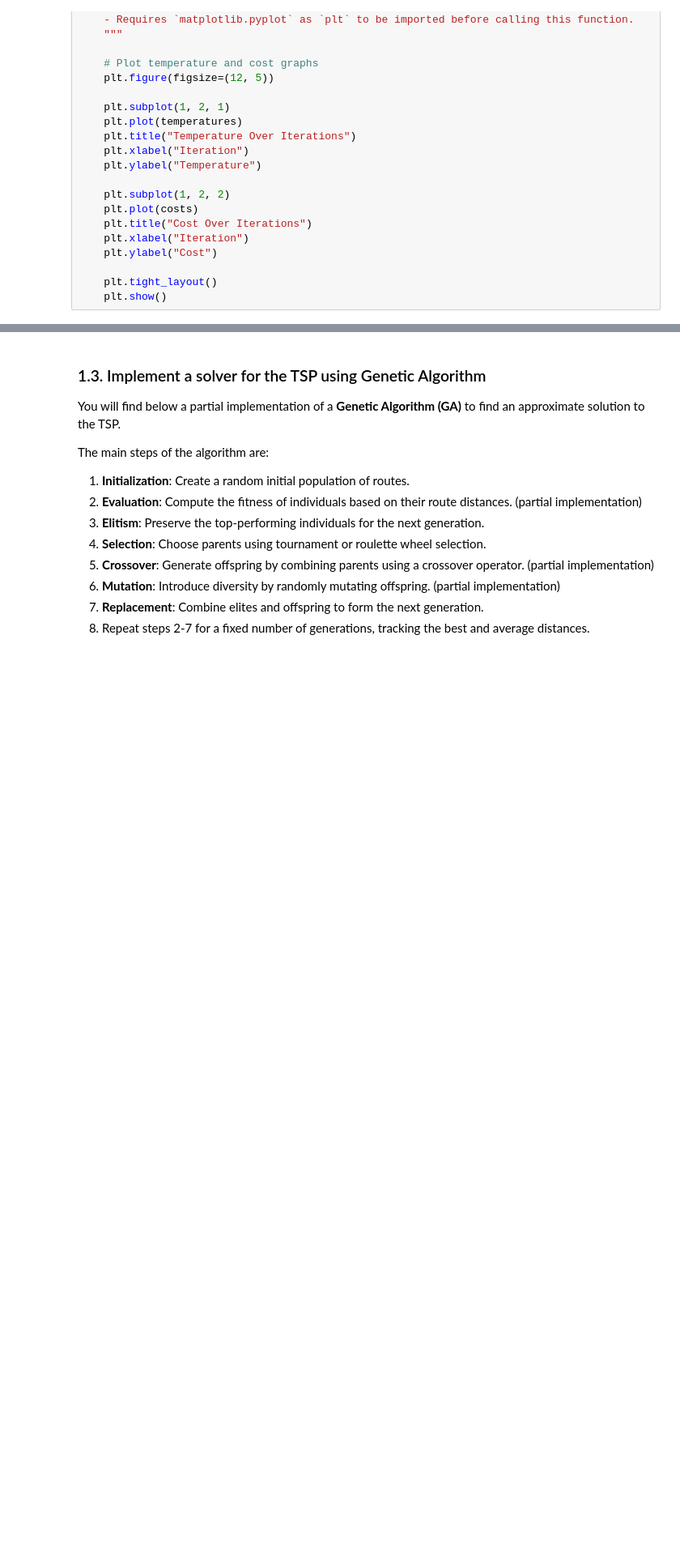
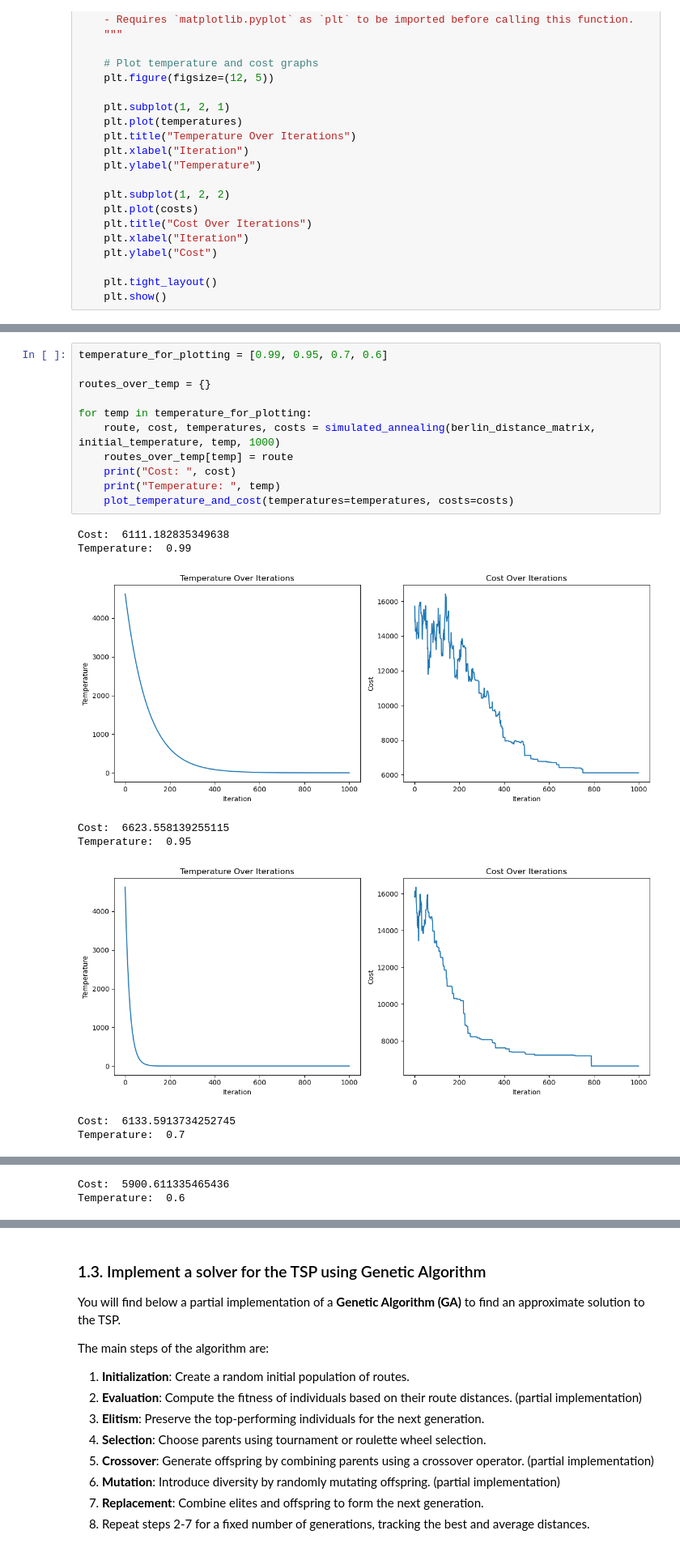
Before and after one commit to rennylee/TSP, a Jupyter notebook: csi4106_f24_a4_template.ipynb, the cells around one changed output, grey strips where cells are left out. Shown: that part at 81% size. Saved outputs shown, nothing was run; the diff lists cells and outputs as text; blank space fills up the shorter version.

```diff
--- a/csi4106_f24_a4_template.ipynb
+++ b/csi4106_f24_a4_template.ipynb
@@ -633,0 +657,20 @@ def plot_temperature_and_cost(temperatures, costs):
+# %%
+temperature_for_plotting = [0.99, 0.95, 0.7, 0.6]
+
+routes_over_temp = {}
+
+for temp in temperature_for_plotting:
+    route, cost, temperatures, costs = simulated_annealing(berlin_distance_matrix, initial_temperature, temp, 1000)
+    routes_over_temp[temp] = route
+    print("Cost: ", cost)
+    print("Temperature: ", temp)
+    plot_temperature_and_cost(temperatures=temperatures, costs=costs)
+# %% [output]
+Cost:  6111.182835349638
+Temperature:  0.99
+[figure, added]
+Cost:  6623.558139255115
+Temperature:  0.95
+[figure, added]
+Cost:  6133.5913734252745
+Temperature:  0.7
@@ -633,0 +678,2 @@ def plot_temperature_and_cost(temperatures, costs):
+Cost:  5900.611335465436
+Temperature:  0.6
```
Also changed, not shown: parts of 11 cells of this notebook.
